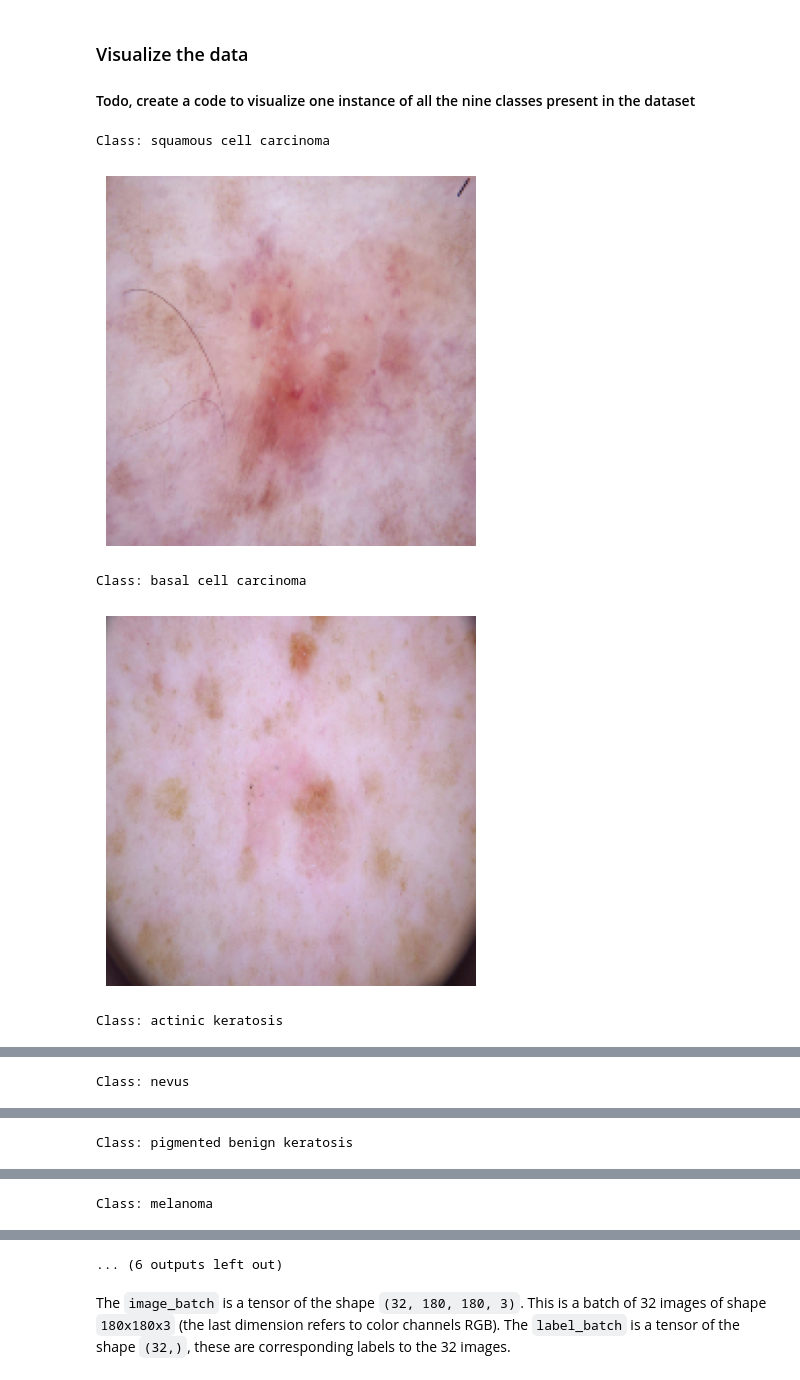
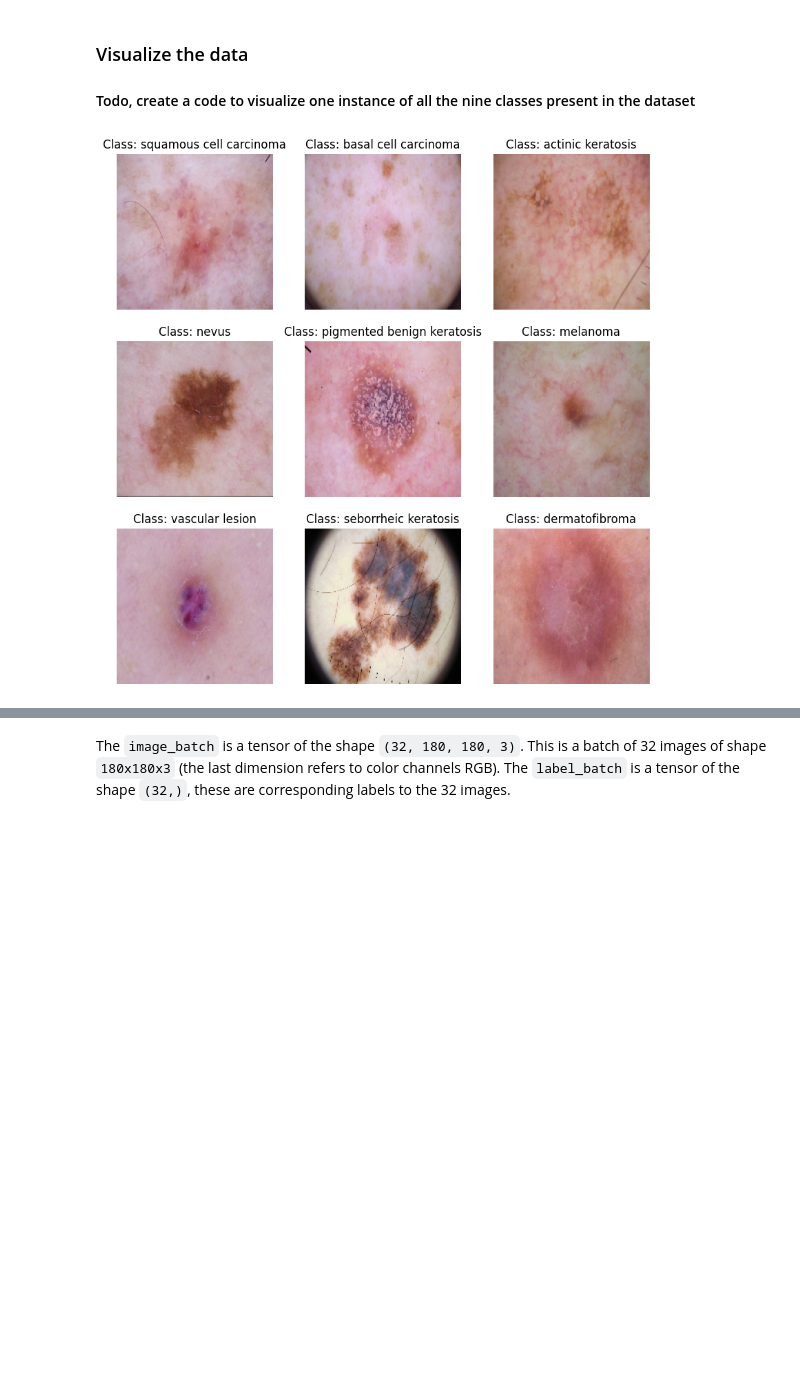
Before and after one commit to aswinj18/melanoma-detection-assignment, a Jupyter notebook: Aswin_J_Shaji.ipynb, the cells around one changed output, grey strips where cells are left out. Saved outputs shown, nothing was run; the diff lists cells and outputs as text; code cells hidden in the pictures; blank space fills up the shorter version.

```diff
--- a/Aswin_J_Shaji.ipynb
+++ b/Aswin_J_Shaji.ipynb
@@ -92,36 +92,38 @@ print(class_names)
 # %%
 import matplotlib.pyplot as plt
 
 ### your code goes here, you can use training or validation data to visualize
 class_names = train_ds.class_names
 
 one_hot_encoded_classnames = { class_name: idx for idx,class_name in enumerate(class_names) }
 is_label_accounted_flag = [ False for i in range(len(class_names)) ]
 
+fig = plt.figure(figsize=(10,10))
+plot_count = 1
+
 for image_batch,one_hot_label_batch in train_ds:
   for image,one_hot_label in zip(image_batch,one_hot_label_batch):
     label = list(one_hot_label.numpy()).index(1)
 
     if is_label_accounted_flag[label]:
       continue
 
-    print(f"Class: {class_names[label]}")
-    plt.imshow(image.numpy().astype(np.uint8))
-    plt.axis('off')
-    plt.show()
+    ax = plt.subplot(3, 3, plot_count)
+    ax.imshow(image.numpy().astype(np.uint8))
+    ax.axis('off')
+    ax.set_title(f"Class: {class_names[label]}")
 
+    plot_count += 1
     is_label_accounted_flag[label] = True
 
     if all(is_label_accounted_flag):
       break
 
     print()
 
   if all(is_label_accounted_flag):
       break
+
+plt.show()
 # %% [output]
-Class: squamous cell carcinoma
-[figure, old version]
+[figure, new version]
-Class: basal cell carcinoma
-[figure, removed]
-Class: actinic keratosis
@@ -129 +129,0 @@ Class: actinic keratosis
-Class: nevus
@@ -131 +129,0 @@ Class: nevus
-Class: pigmented benign keratosis
@@ -133 +129,0 @@ Class: pigmented benign keratosis
-Class: melanoma
@@ -135,4 +130,3 @@ Class: melanoma
-... (6 outputs left out)
 # %% [markdown]
 The `image_batch` is a tensor of the shape `(32, 180, 180, 3)`. This is a batch of 32 images of shape `180x180x3` (the last dimension refers to color channels RGB). The `label_batch` is a tensor of the shape `(32,)`, these are corresponding labels to the 32 images.
 # %% [markdown]
```
Also changed, not shown: parts of 15 cells of this notebook.
